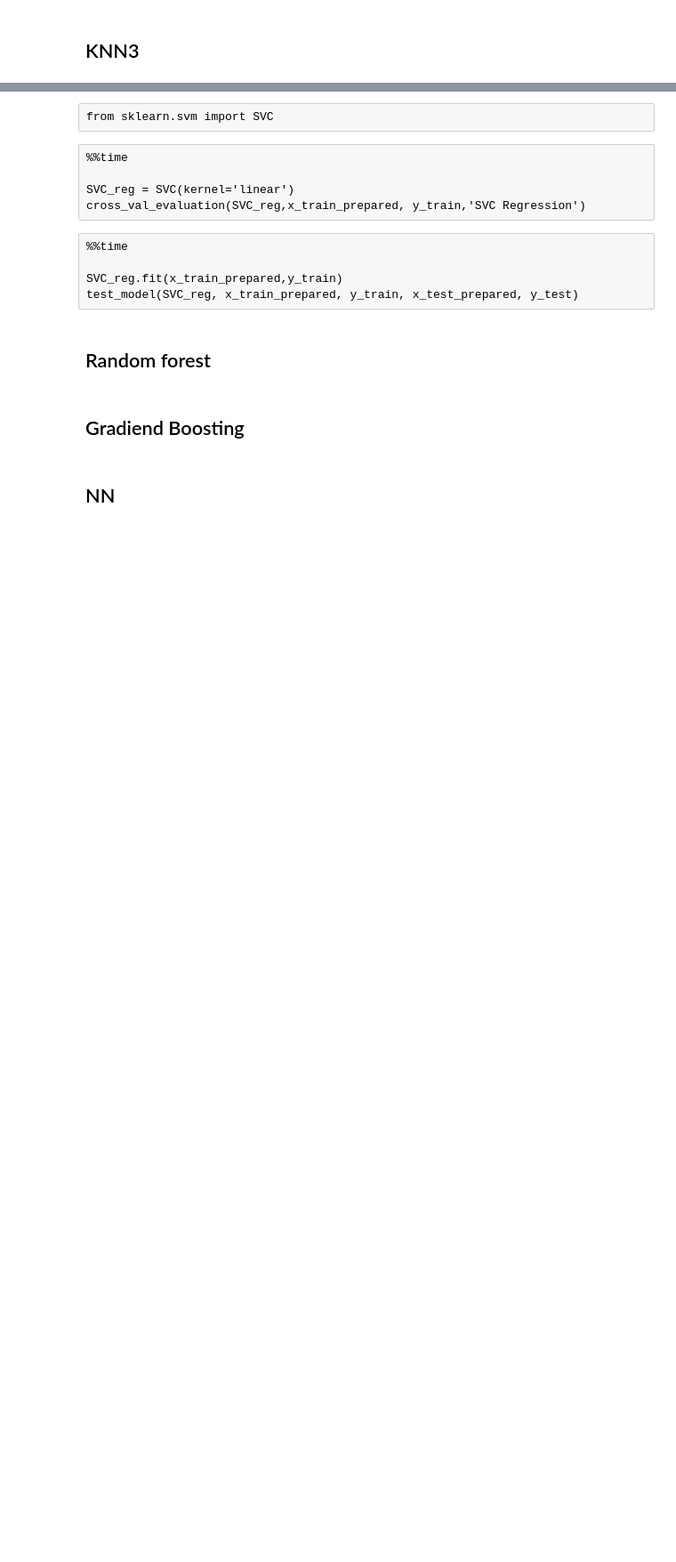
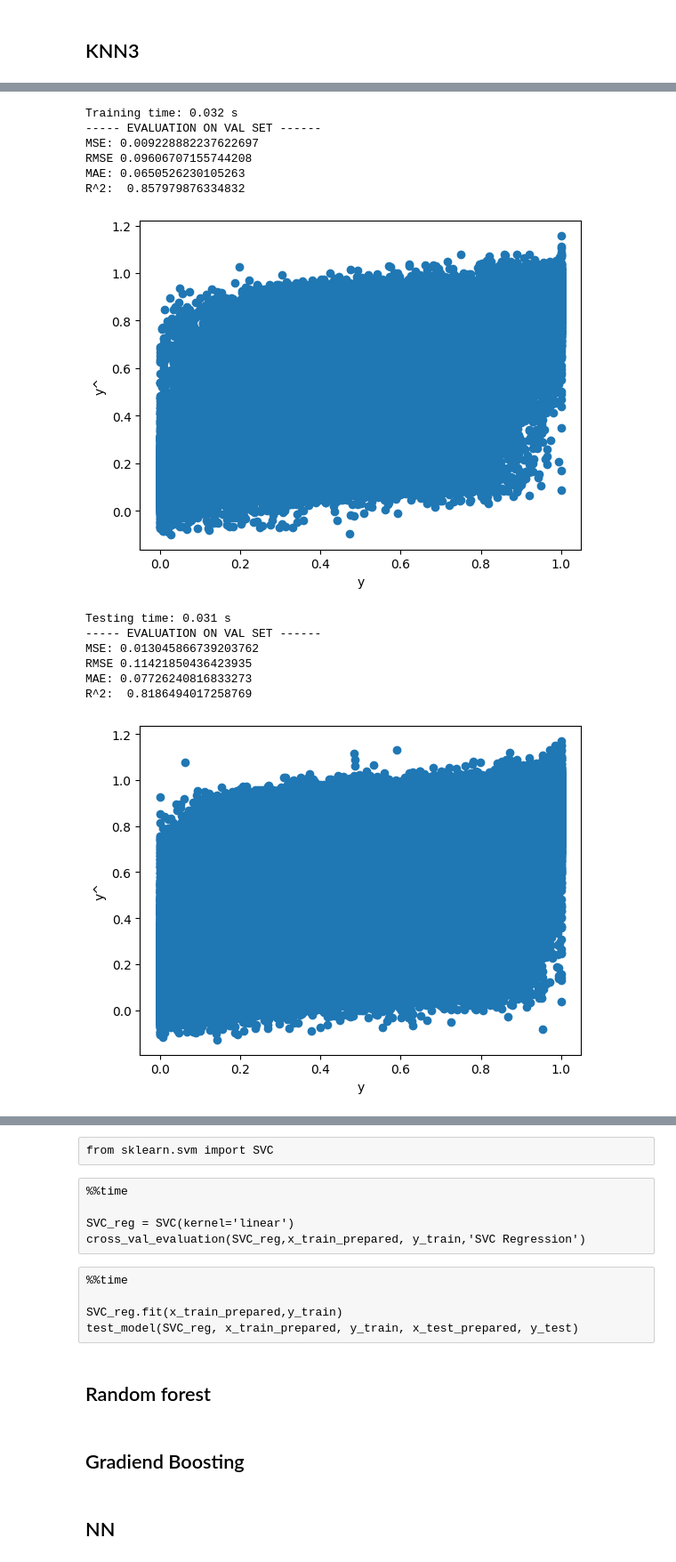
Before and after one commit to or1ol/CaptstoneProject, a Jupyter notebook: dades_complet_v1-6-Prediction.ipynb, the cells around one changed output, grey strips where cells are left out. Shown at 89% size. Drawn from its saved outputs; the diff is of its cells as text; code cells hidden in the pictures; blank space fills up the shorter version.

```diff
--- a/dades_complet_v1-6-Prediction.ipynb
+++ b/dades_complet_v1-6-Prediction.ipynb
@@ -381,4 +206,0 @@ Wall time: 43.5 s
-# %%
-%%time
-
-X_val1, y_val1 = val_data2022.compute().copy(), val_data2022.ctx0.compute().copy()
@@ -388,4 +206,0 @@ Wall time: 20 s
-# %%
-%%time
-
-X_val2, y_val2 = val_data2023.compute().copy(), val_data2023.ctx0.compute().copy()
@@ -615,0 +347,17 @@ test_model(knn_reg, x_train_prepared, y_train, x_test_prepared, y_test)
+# %%
+test_model(knn_reg, X_val_prepared1, y_val1, X_val_prepared2, y_val2)
+# %% [output]
+Training time: 0.032 s
+----- EVALUATION ON VAL SET ------
+MSE: 0.009228882237622697
+RMSE 0.09606707155744208
+MAE: 0.0650526230105263
+R^2:  0.857979876334832
+[figure, added]
+Testing time: 0.031 s
+----- EVALUATION ON VAL SET ------
+MSE: 0.013045866739203762
+RMSE 0.11421850436423935
+MAE: 0.07726240816833273
+R^2:  0.8186494017258769
+[figure, added]
```
Also changed, not shown: parts of 70 cells of this notebook, 12 other files.
